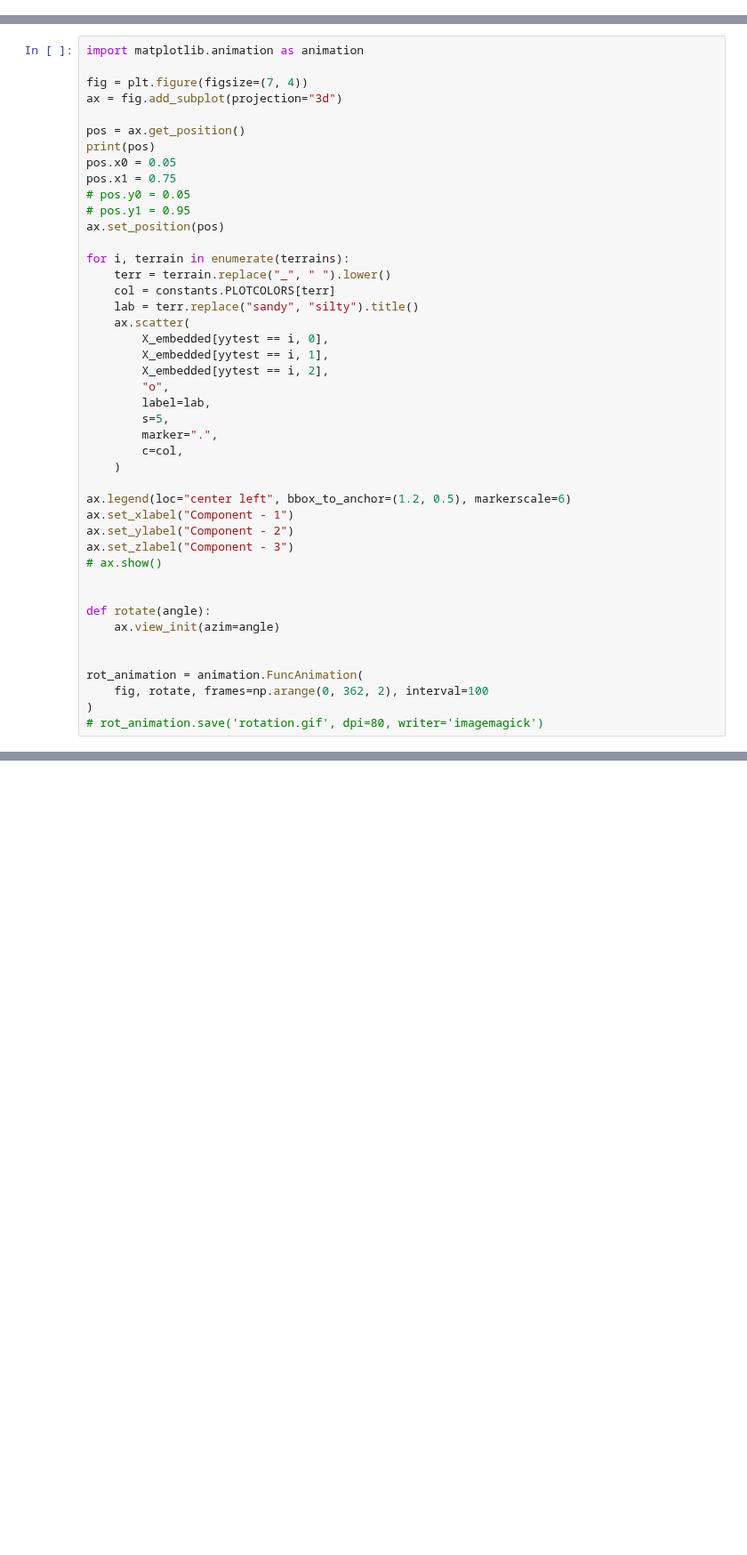
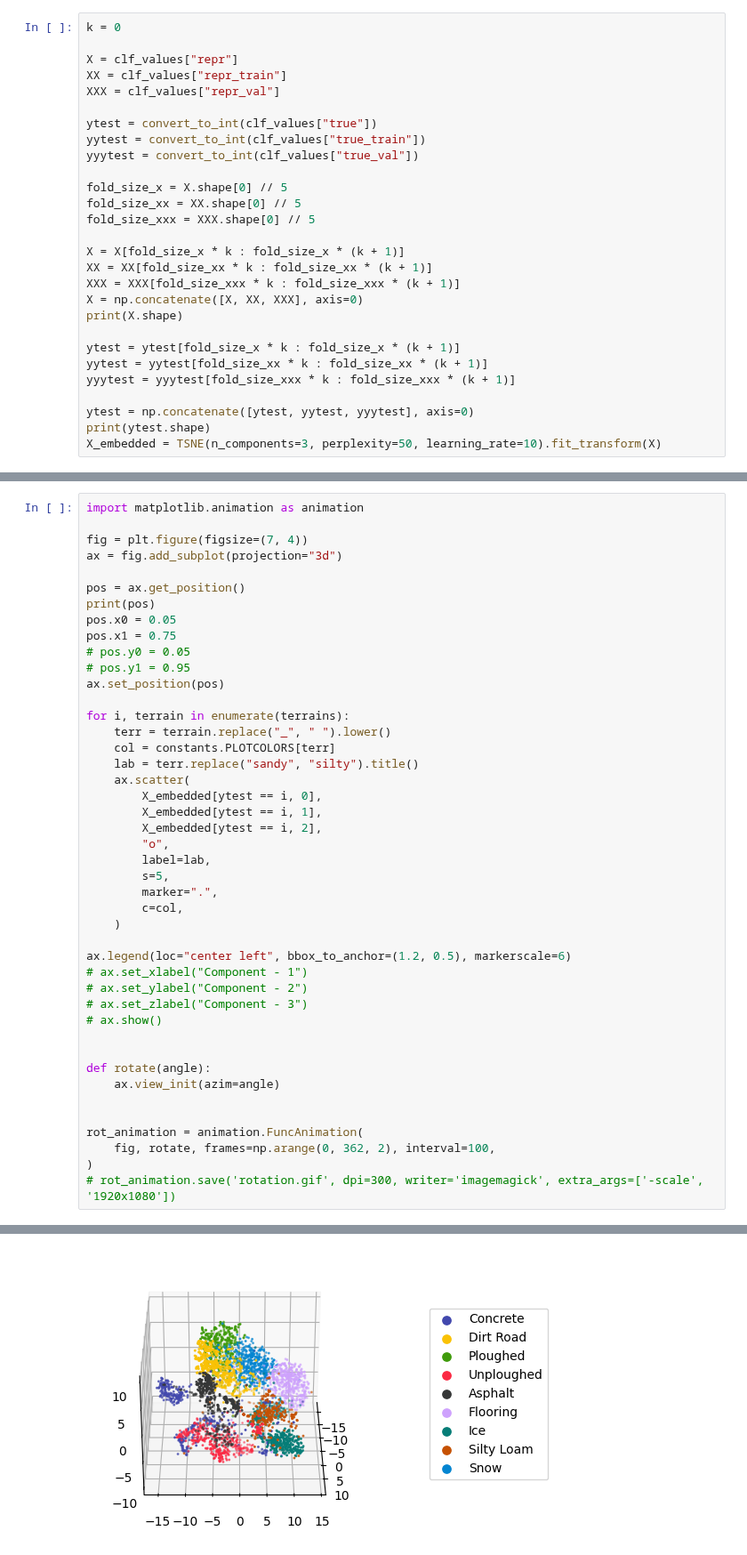
Before and after one commit to norlab-ulaval/BorealTC, a Jupyter notebook: analysis/tsne.ipynb, the cells around one changed output, grey strips where cells are left out. Shown at 89% size. Cells and saved outputs as stored; diff of their text form; blank space fills up the shorter version.

```diff
--- a/analysis/tsne.ipynb
+++ b/analysis/tsne.ipynb
@@ -162,0 +187,28 @@ X_embedded = TSNE(
+# %%
+k = 0
+
+X = clf_values["repr"]
+XX = clf_values["repr_train"]
+XXX = clf_values["repr_val"]
+
+ytest = convert_to_int(clf_values["true"])
+yytest = convert_to_int(clf_values["true_train"])
+yyytest = convert_to_int(clf_values["true_val"])
+
+fold_size_x = X.shape[0] // 5
+fold_size_xx = XX.shape[0] // 5
+fold_size_xxx = XXX.shape[0] // 5
+
+X = X[fold_size_x * k : fold_size_x * (k + 1)]
+XX = XX[fold_size_xx * k : fold_size_xx * (k + 1)]
+XXX = XXX[fold_size_xxx * k : fold_size_xxx * (k + 1)]
+X = np.concatenate([X, XX, XXX], axis=0)
+print(X.shape)
+
+ytest = ytest[fold_size_x * k : fold_size_x * (k + 1)]
+yytest = yytest[fold_size_xx * k : fold_size_xx * (k + 1)]
+yyytest = yyytest[fold_size_xxx * k : fold_size_xxx * (k + 1)]
+
+ytest = np.concatenate([ytest, yytest, yyytest], axis=0)
+print(ytest.shape)
+X_embedded = TSNE(n_components=3, perplexity=50, learning_rate=10).fit_transform(X)
@@ -179,9 +234,9 @@ for i, terrain in enumerate(terrains):
     col = constants.PLOTCOLORS[terr]
     lab = terr.replace("sandy", "silty").title()
     ax.scatter(
-        X_embedded[yytest == i, 0],
-        X_embedded[yytest == i, 1],
-        X_embedded[yytest == i, 2],
+        X_embedded[ytest == i, 0],
+        X_embedded[ytest == i, 1],
+        X_embedded[ytest == i, 2],
         "o",
         label=lab,
         s=5,
@@ -190,9 +245,9 @@ for i, terrain in enumerate(terrains):
     )
 
 ax.legend(loc="center left", bbox_to_anchor=(1.2, 0.5), markerscale=6)
-ax.set_xlabel("Component - 1")
-ax.set_ylabel("Component - 2")
-ax.set_zlabel("Component - 3")
+# ax.set_xlabel("Component - 1")
+# ax.set_ylabel("Component - 2")
+# ax.set_zlabel("Component - 3")
 # ax.show()
 
 
@@ -201,6 +256,7 @@ def rotate(angle):
 
 
 rot_animation = animation.FuncAnimation(
-    fig, rotate, frames=np.arange(0, 362, 2), interval=100
+    fig, rotate, frames=np.arange(0, 362, 2), interval=100,
 )
-# rot_animation.save('rotation.gif', dpi=80, writer='imagemagick')
+# rot_animation.save('rotation.gif', dpi=300, writer='imagemagick', extra_args=['-scale', '1920x1080'])
+# %% [output]
@@ -207 +264,2 @@ rot_animation = animation.FuncAnimation(
+[figure, added]
 # %%
```
Also changed, not shown: parts of 9 cells of this notebook, 10 other files.
